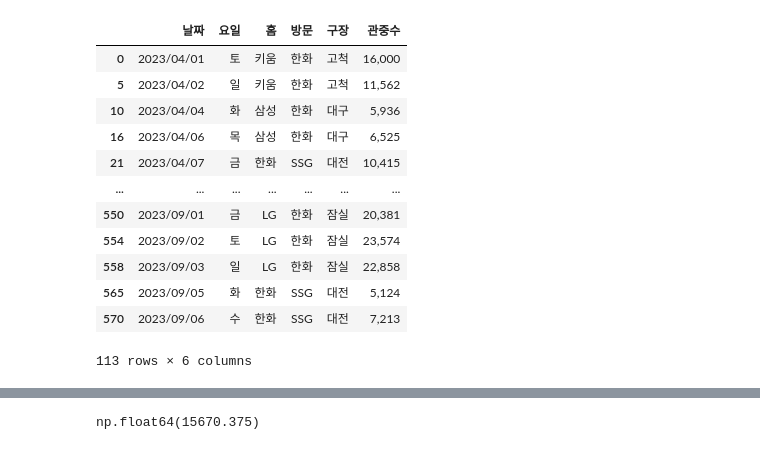
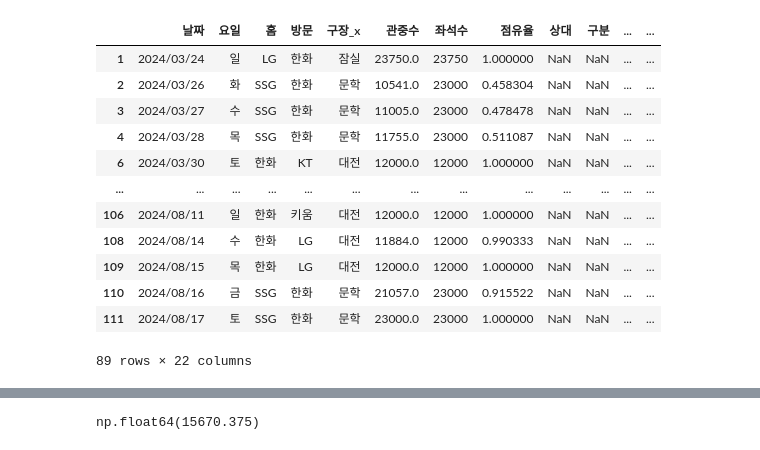
Before and after one commit to duddbs2002/team3, a Jupyter notebook: Youngyun/Ryu_starting_records.ipynb, the cells around one changed output, grey strips where cells are left out. Cells and saved outputs as stored; diff of their text form; code cells hidden in the pictures.

```diff
--- a/Youngyun/Ryu_starting_records.ipynb
+++ b/Youngyun/Ryu_starting_records.ipynb
@@ -48,22 +32,0 @@ data.head()
-# %%
-filtered_data = data[
-    (data['날짜'] >= '2023/04/01') &
-    (data['날짜'] <= '2023/09/06') &
-    ((data['홈'] == '한화') | (data['방문'] == '한화'))
-]
-
-filtered_data
-# %% [output]
-|  | 날짜 | 요일 | 홈 | 방문 | 구장 | 관중수 |
-| 0 | 2023/04/01 | 토 | 키움 | 한화 | 고척 | 16,000 |
-| 5 | 2023/04/02 | 일 | 키움 | 한화 | 고척 | 11,562 |
-| 10 | 2023/04/04 | 화 | 삼성 | 한화 | 대구 | 5,936 |
-| 16 | 2023/04/06 | 목 | 삼성 | 한화 | 대구 | 6,525 |
-| 21 | 2023/04/07 | 금 | 한화 | SSG | 대전 | 10,415 |
-| ... | ... | ... | ... | ... | ... | ... |
-| 550 | 2023/09/01 | 금 | LG | 한화 | 잠실 | 20,381 |
-| 554 | 2023/09/02 | 토 | LG | 한화 | 잠실 | 23,574 |
-| 558 | 2023/09/03 | 일 | LG | 한화 | 잠실 | 22,858 |
-| 565 | 2023/09/05 | 화 | 한화 | SSG | 대전 | 5,124 |
-| 570 | 2023/09/06 | 수 | 한화 | SSG | 대전 | 7,213 |
-113 rows × 6 columns
@@ -71,0 +33,17 @@ filtered_data
+# %%
+비선발_data = data[data['구분'] != '선발']
+비선발_data
+# %% [output]
+|  | 날짜 | 요일 | 홈 | 방문 | 구장_x | 관중수 | 좌석수 | 점유율 | 상대 | 구분 | ... | ... |
+| 1 | 2024/03/24 | 일 | LG | 한화 | 잠실 | 23750.0 | 23750 | 1.000000 | NaN | NaN | ... | ... |
+| 2 | 2024/03/26 | 화 | SSG | 한화 | 문학 | 10541.0 | 23000 | 0.458304 | NaN | NaN | ... | ... |
+| 3 | 2024/03/27 | 수 | SSG | 한화 | 문학 | 11005.0 | 23000 | 0.478478 | NaN | NaN | ... | ... |
+| 4 | 2024/03/28 | 목 | SSG | 한화 | 문학 | 11755.0 | 23000 | 0.511087 | NaN | NaN | ... | ... |
+| 6 | 2024/03/30 | 토 | 한화 | KT | 대전 | 12000.0 | 12000 | 1.000000 | NaN | NaN | ... | ... |
+| ... | ... | ... | ... | ... | ... | ... | ... | ... | ... | ... | ... | ... |
+| 106 | 2024/08/11 | 일 | 한화 | 키움 | 대전 | 12000.0 | 12000 | 1.000000 | NaN | NaN | ... | ... |
+| 108 | 2024/08/14 | 수 | 한화 | LG | 대전 | 11884.0 | 12000 | 0.990333 | NaN | NaN | ... | ... |
+| 109 | 2024/08/15 | 목 | 한화 | LG | 대전 | 12000.0 | 12000 | 1.000000 | NaN | NaN | ... | ... |
+| 110 | 2024/08/16 | 금 | SSG | 한화 | 문학 | 21057.0 | 23000 | 0.915522 | NaN | NaN | ... | ... |
+| 111 | 2024/08/17 | 토 | SSG | 한화 | 문학 | 23000.0 | 23000 | 1.000000 | NaN | NaN | ... | ... |
+89 rows × 22 columns
```
Also changed, not shown: parts of 19 cells of this notebook, 2 other files.
